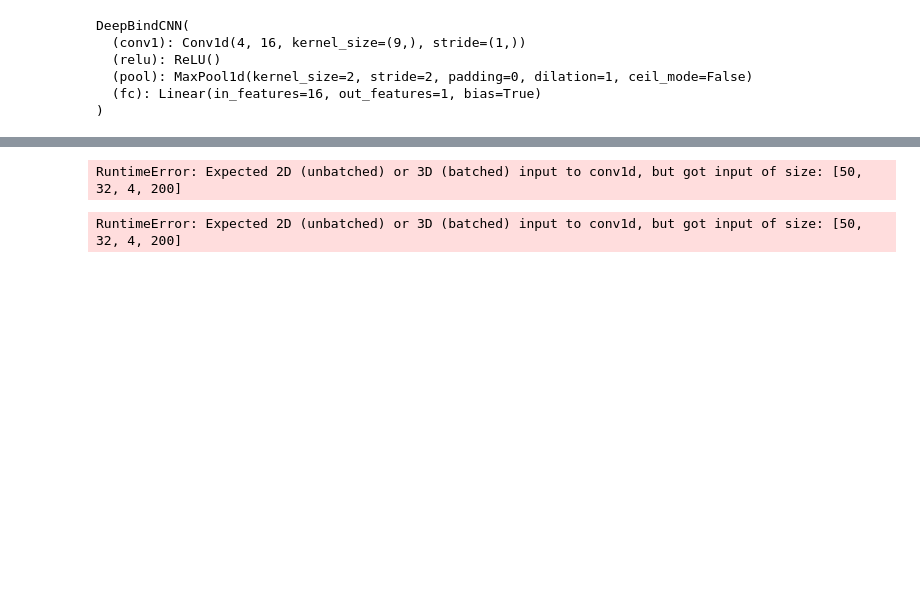
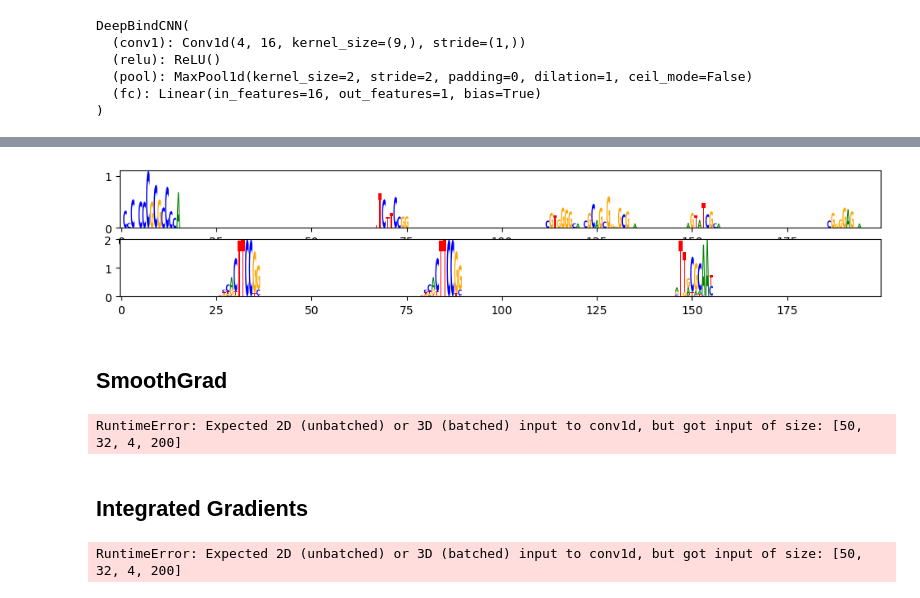
Before and after one commit to rohitkt10/fall_co-op_2023, a Jupyter notebook: experiments/deepbind_synthetic_explain.ipynb, the cells around one changed output, grey strips where cells are left out. Drawn from its saved outputs; the diff is of its cells as text; code cells hidden in the pictures; blank space fills up the shorter version.

```diff
--- a/experiments/deepbind_synthetic_explain.ipynb
+++ b/experiments/deepbind_synthetic_explain.ipynb
@@ -173 +160,7 @@ tensor([[[ 0.0000, -0.0000, -0.0000,  ...,  0.0000, -0.0000,  0.0000],
+# %%
+visualize_saliency_scores(saliency_scores[100], gt_test[100])
+# %% [output]
+[figure, added]
+# %% [markdown]
+## SmoothGrad
 # %%
@@ -179,4 +171,6 @@ for inputs, labels in loaders['test']:
 print(saliency_scores[0])
 # %% [output]
 RuntimeError: Expected 2D (unbatched) or 3D (batched) input to conv1d, but got input of size: [50, 32, 4, 200]
+# %% [markdown]
+## Integrated Gradients
 # %%
```
Also changed, not shown: parts of 17 cells of this notebook, 2 other files.
